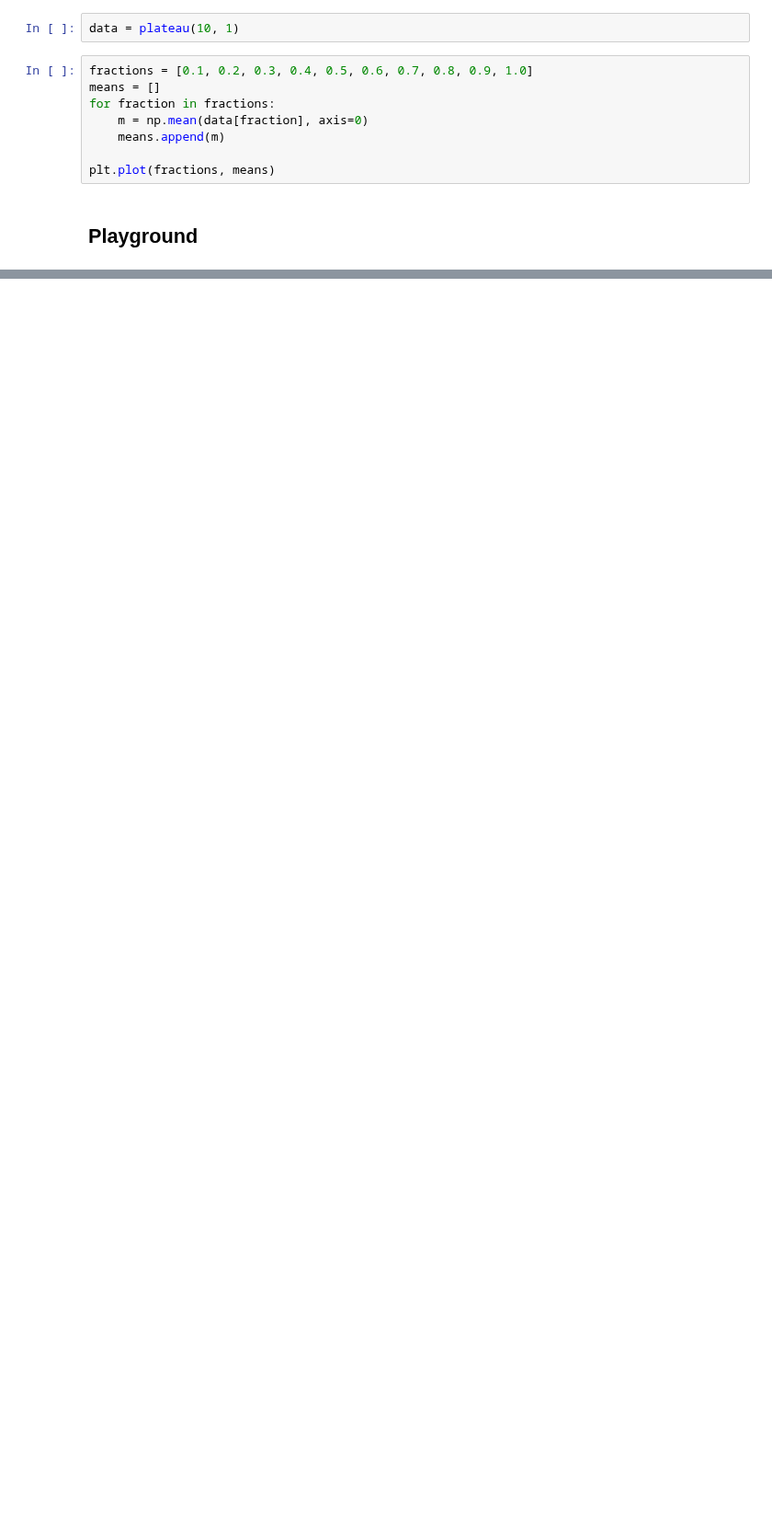
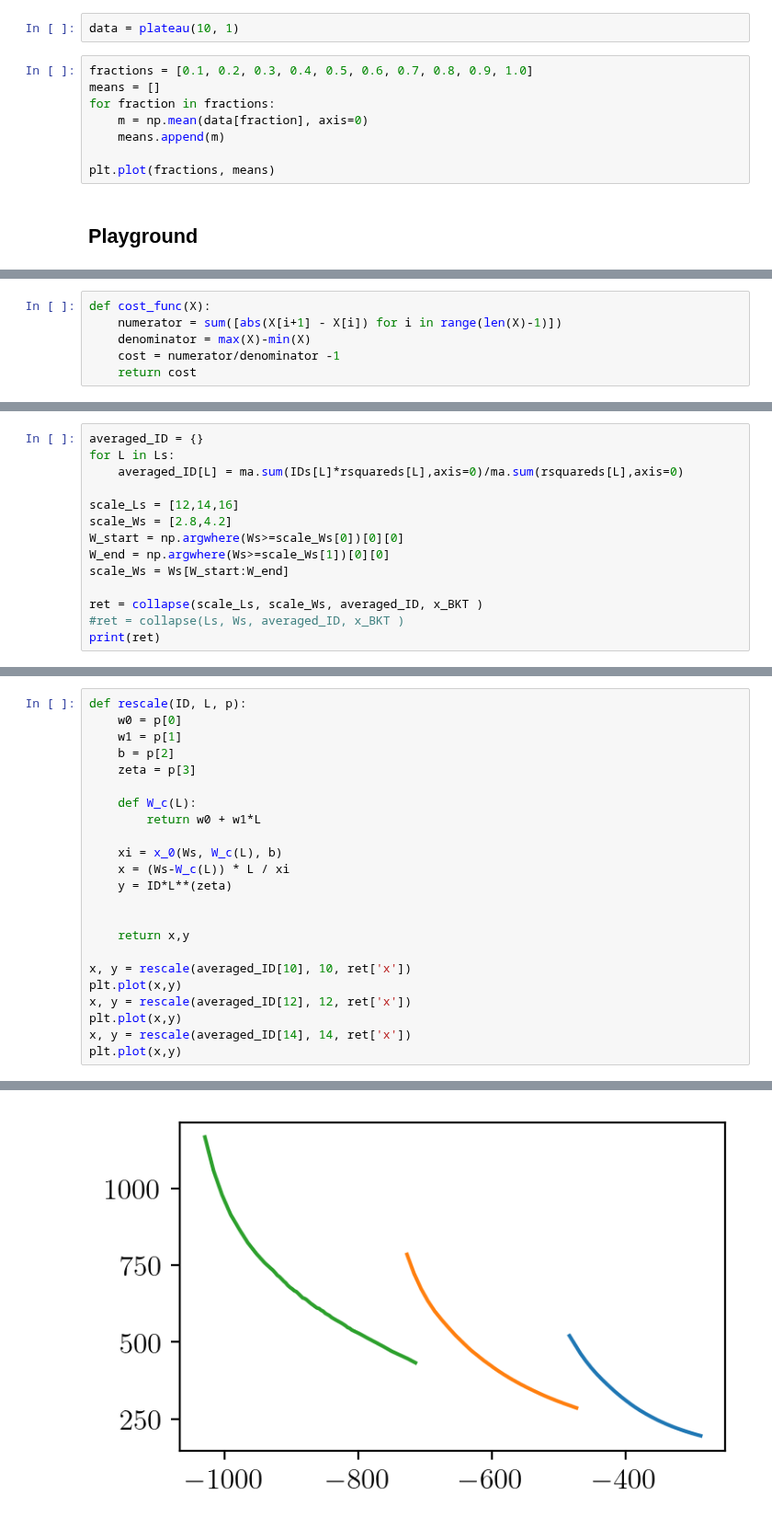
Before and after one commit to tonton-golio/mbl-intrinsicDim, a Jupyter notebook: PaperFigs.ipynb, the cells around one changed output, grey strips where cells are left out. Shown at 92% size. Cells and saved outputs as stored; diff of their text form; blank space fills up the shorter version.

```diff
--- a/PaperFigs.ipynb
+++ b/PaperFigs.ipynb
@@ -321,0 +296,6 @@ plt.show()
+# %%
+def cost_func(X):
+    numerator = sum([abs(X[i+1] - X[i]) for i in range(len(X)-1)])
+    denominator = max(X)-min(X)
+    cost = numerator/denominator -1
+    return cost
@@ -321,0 +340,14 @@ plt.show()
+# %%
+averaged_ID = {}
+for L in Ls:
+    averaged_ID[L] = ma.sum(IDs[L]*rsquareds[L],axis=0)/ma.sum(rsquareds[L],axis=0)
+
+scale_Ls = [12,14,16]
+scale_Ws = [2.8,4.2]
+W_start = np.argwhere(Ws>=scale_Ws[0])[0][0]
+W_end = np.argwhere(Ws>=scale_Ws[1])[0][0]
+scale_Ws = Ws[W_start:W_end]
+
+ret = collapse(scale_Ls, scale_Ws, averaged_ID, x_BKT )
+#ret = collapse(Ls, Ws, averaged_ID, x_BKT )
+print(ret)
@@ -321,0 +365,24 @@ plt.show()
+# %%
+def rescale(ID, L, p):
+    w0 = p[0]
+    w1 = p[1]
+    b = p[2]
+    zeta = p[3]
+
+    def W_c(L):
+        return w0 + w1*L
+
+    xi = x_0(Ws, W_c(L), b)
+    x = (Ws-W_c(L)) * L / xi
+    y = ID*L**(zeta)
+
+
+    return x,y
+
+x, y = rescale(averaged_ID[10], 10, ret['x'])
+plt.plot(x,y)
+x, y = rescale(averaged_ID[12], 12, ret['x'])
+plt.plot(x,y)
+x, y = rescale(averaged_ID[14], 14, ret['x'])
+plt.plot(x,y)
+# %% [output]
@@ -321,0 +390 @@ plt.show()
+[figure, added]
```
Also changed, not shown: parts of 24 cells of this notebook, 1 other file.
